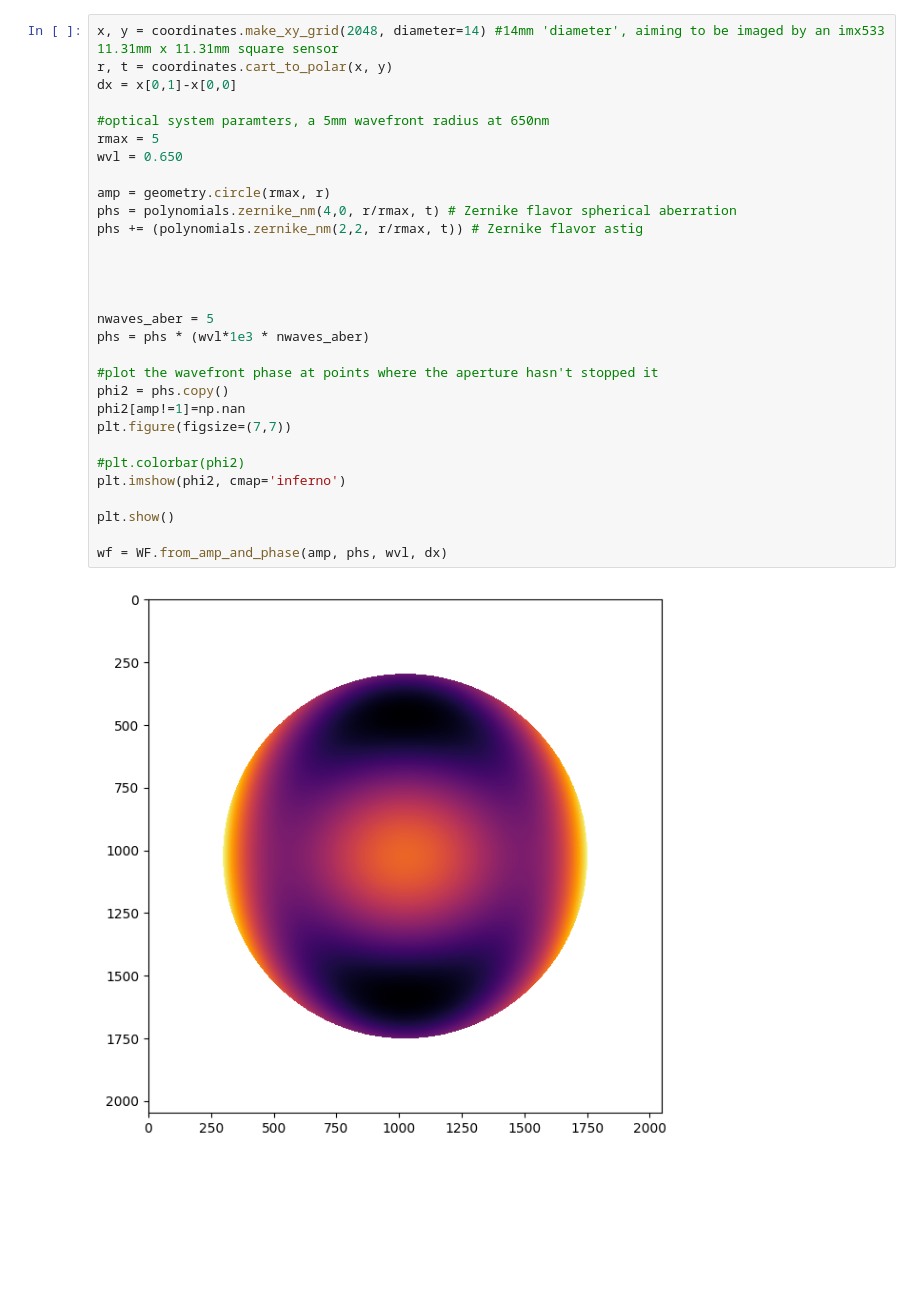
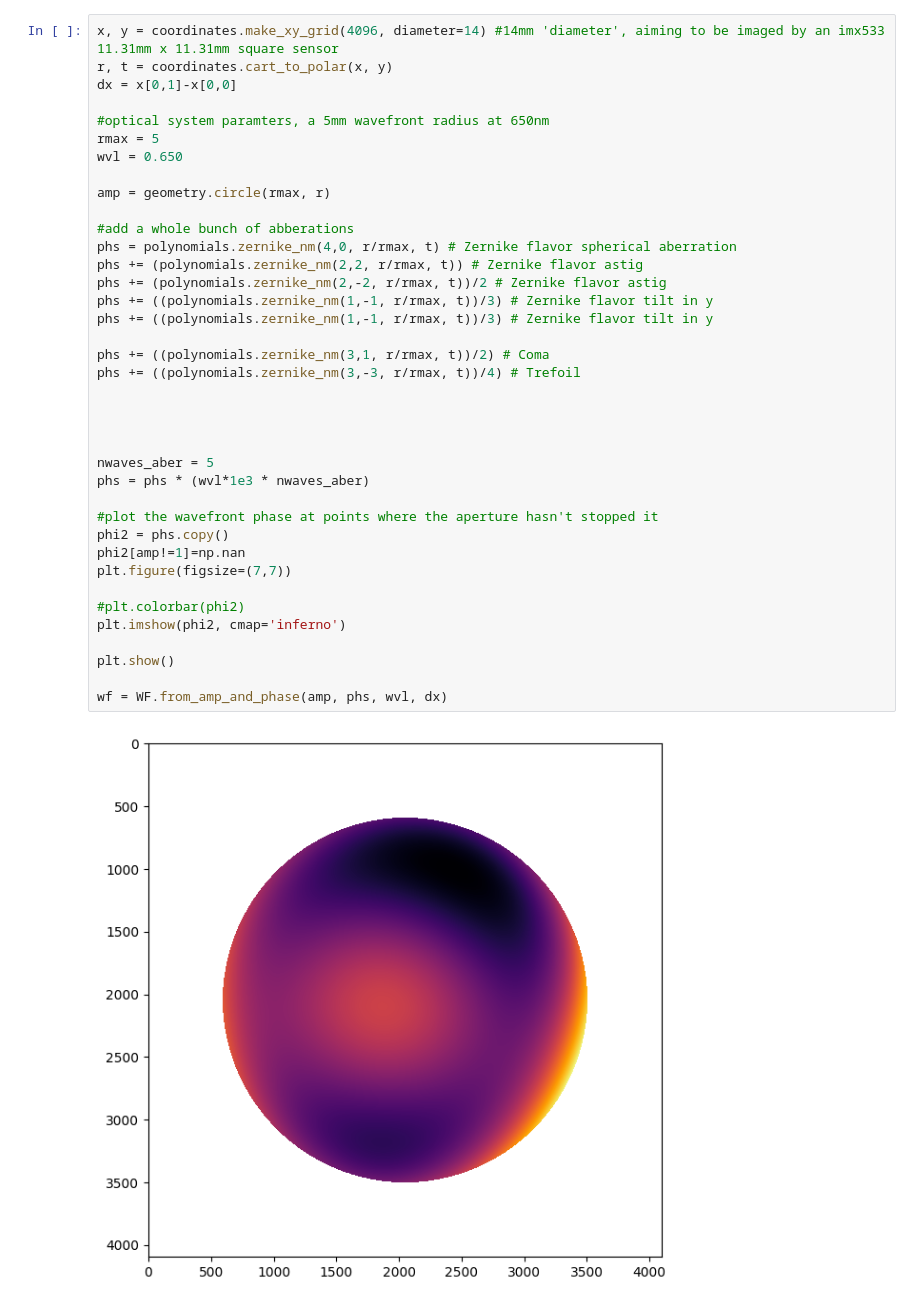
Before and after one commit to AlistairSymonds/SympleyWavey, a Jupyter notebook: simulations/shack-hartmann_wavefront_example.ipynb, the cells around one changed output. Saved outputs shown, nothing was run; the diff lists cells and outputs as text; blank space fills up the shorter version.

```diff
--- a/simulations/shack-hartmann_wavefront_example.ipynb
+++ b/simulations/shack-hartmann_wavefront_example.ipynb
@@ -10,35 +11,43 @@ import cv2 as cv
 # %%
-x, y = coordinates.make_xy_grid(2048, diameter=14) #14mm 'diameter', aiming to be imaged by an imx533 11.31mm x 11.31mm square sensor
+x, y = coordinates.make_xy_grid(4096, diameter=14) #14mm 'diameter', aiming to be imaged by an imx533 11.31mm x 11.31mm square sensor
 r, t = coordinates.cart_to_polar(x, y)
 dx = x[0,1]-x[0,0]
 
 #optical system paramters, a 5mm wavefront radius at 650nm
 rmax = 5
 wvl = 0.650
 
 amp = geometry.circle(rmax, r)
+
+#add a whole bunch of abberations
 phs = polynomials.zernike_nm(4,0, r/rmax, t) # Zernike flavor spherical aberration
 phs += (polynomials.zernike_nm(2,2, r/rmax, t)) # Zernike flavor astig
+phs += (polynomials.zernike_nm(2,-2, r/rmax, t))/2 # Zernike flavor astig
+phs += ((polynomials.zernike_nm(1,-1, r/rmax, t))/3) # Zernike flavor tilt in y
+phs += ((polynomials.zernike_nm(1,-1, r/rmax, t))/3) # Zernike flavor tilt in y
+
+phs += ((polynomials.zernike_nm(3,1, r/rmax, t))/2) # Coma
+phs += ((polynomials.zernike_nm(3,-3, r/rmax, t))/4) # Trefoil
 
 
 
 
 nwaves_aber = 5
 phs = phs * (wvl*1e3 * nwaves_aber)
 
 #plot the wavefront phase at points where the aperture hasn't stopped it
 phi2 = phs.copy()
 phi2[amp!=1]=np.nan
 plt.figure(figsize=(7,7))
 
 #plt.colorbar(phi2)
 plt.imshow(phi2, cmap='inferno')
 
 plt.show()
 
 wf = WF.from_amp_and_phase(amp, phs, wvl, dx)
 # %% [output]
-[figure, old version]
+[figure, new version]
 # %%
 def shack_hartmann_phase_screen(x, y, pitch, n, efl, wavelength, aperture=geometry.rectangle):
     if not hasattr(n, '__iter__'):
```
Also changed, not shown: parts of 6 cells of this notebook.
